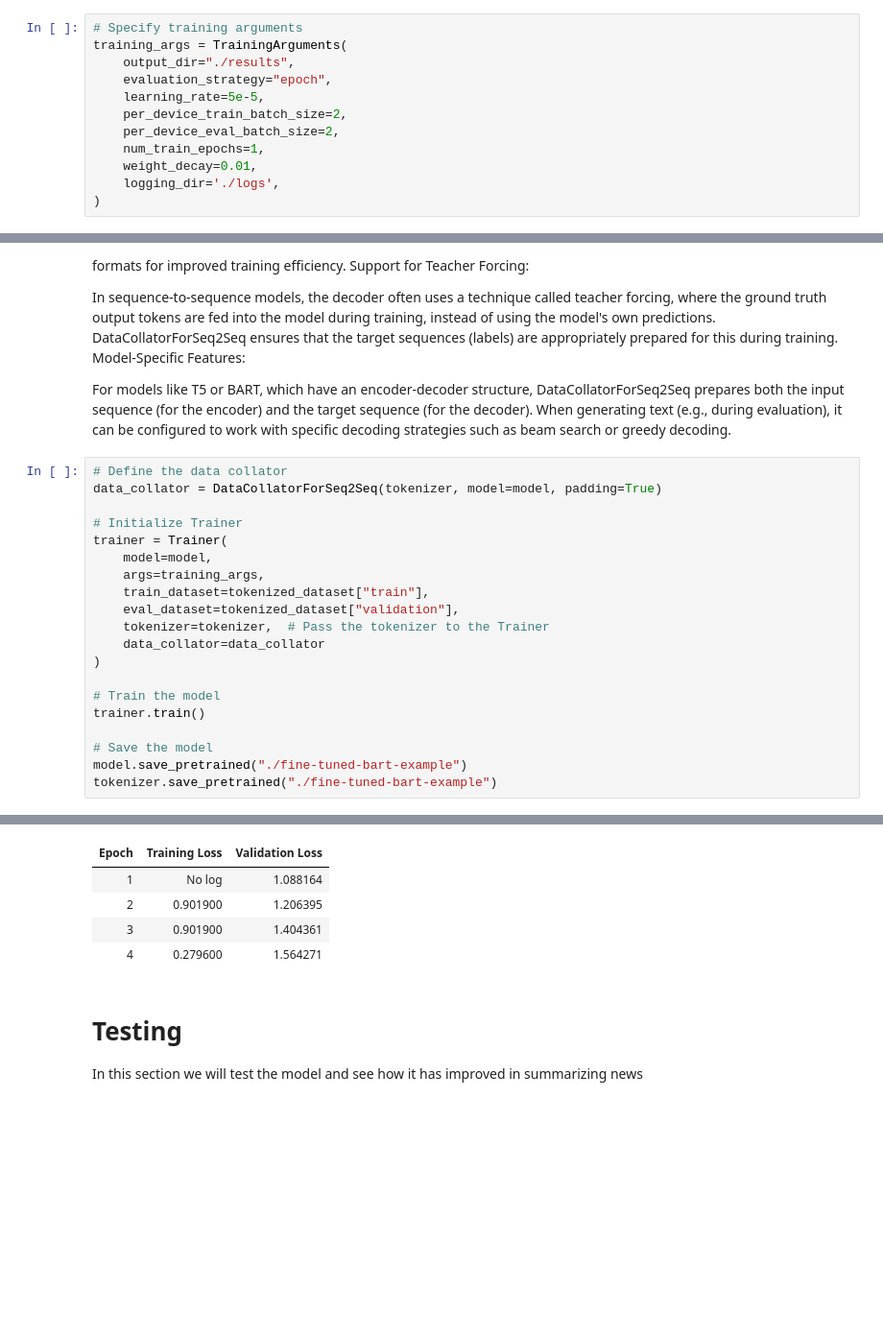
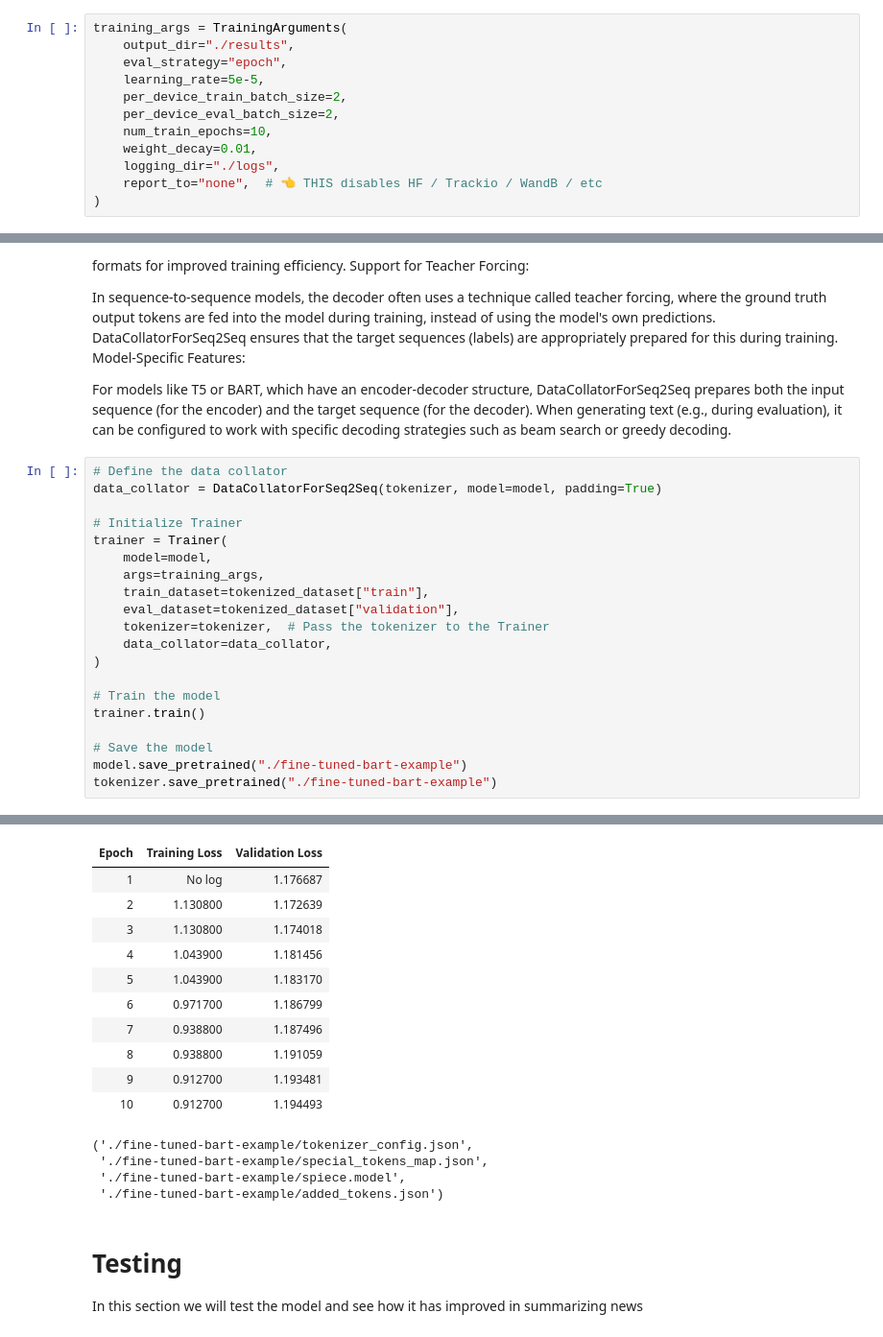
Before and after one commit to enomis-dev/YouTube, a Jupyter notebook: TrainLLM/llm_notebook.ipynb, the cells around one changed output, grey strips where cells are left out. Shown at 96% size. Cells and saved outputs as stored; diff of their text form; blank space fills up the shorter version.

Commit message:
Update train LLM notebook

```diff
--- a/TrainLLM/llm_notebook.ipynb
+++ b/TrainLLM/llm_notebook.ipynb
@@ -115,16 +115,16 @@ tokenized_dataset = dataset.map(tokenize_function, batched=True)
 # %% [markdown]
 # Training
 # %%
-# Specify training arguments
 training_args = TrainingArguments(
     output_dir="./results",
-    evaluation_strategy="epoch",
+    eval_strategy="epoch",
     learning_rate=5e-5,
     per_device_train_batch_size=2,
     per_device_eval_batch_size=2,
-    num_train_epochs=1,
+    num_train_epochs=10,
     weight_decay=0.01,
-    logging_dir='./logs',
+    logging_dir="./logs",
+    report_to="none",  # 👈 THIS disables HF / Trackio / WandB / etc
 )
 # %% [markdown]
 ### DataCollatorForSeq2Seq
@@ -170,7 +170,7 @@ trainer = Trainer(
     train_dataset=tokenized_dataset["train"],
     eval_dataset=tokenized_dataset["validation"],
     tokenizer=tokenizer,  # Pass the tokenizer to the Trainer
-    data_collator=data_collator
+    data_collator=data_collator,
 )
 
 # Train the model
@@ -184,8 +184,18 @@ tokenizer.save_pretrained("./fine-tuned-bart-example")
 | Epoch | Training Loss | Validation Loss |
-| 1 | No log | 1.088164 |
-| 2 | 0.901900 | 1.206395 |
-| 3 | 0.901900 | 1.404361 |
-| 4 | 0.279600 | 1.564271 |
+| 1 | No log | 1.176687 |
+| 2 | 1.130800 | 1.172639 |
+| 3 | 1.130800 | 1.174018 |
+| 4 | 1.043900 | 1.181456 |
+| 5 | 1.043900 | 1.183170 |
+| 6 | 0.971700 | 1.186799 |
+| 7 | 0.938800 | 1.187496 |
+| 8 | 0.938800 | 1.191059 |
+| 9 | 0.912700 | 1.193481 |
+| 10 | 0.912700 | 1.194493 |
+('./fine-tuned-bart-example/tokenizer_config.json',
+ './fine-tuned-bart-example/special_tokens_map.json',
+ './fine-tuned-bart-example/spiece.model',
+ './fine-tuned-bart-example/added_tokens.json')
 # %% [markdown]
 # Testing
 
```
Also changed, not shown: parts of 10 cells of this notebook.
